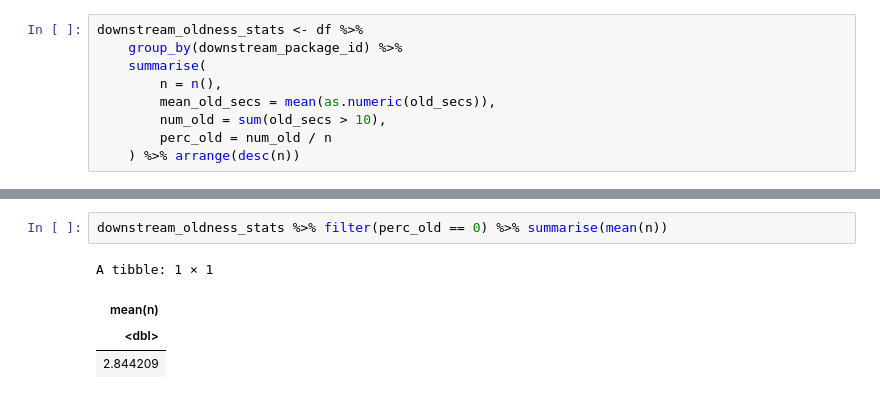
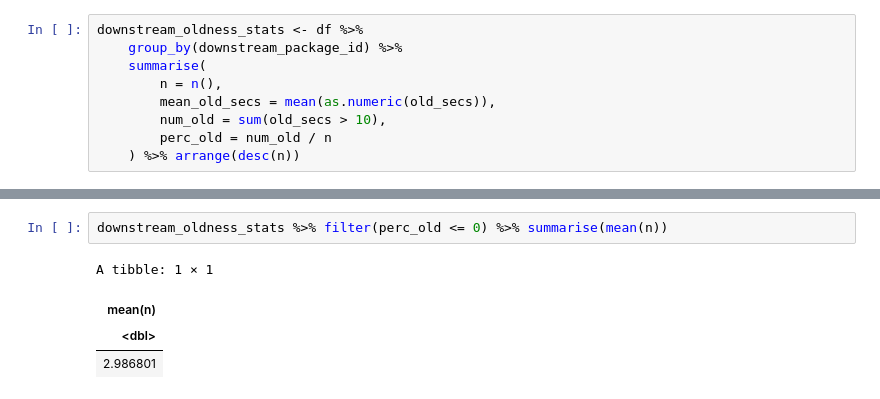
Before and after one commit to donald-pinckney/npm-follower, a Jupyter notebook: analysis/notebooks/rq3_a.ipynb, the cells around one changed output, grey strips where cells are left out. Drawn from its saved outputs; the diff is of its cells as text.

```diff
--- a/analysis/notebooks/rq3_a.ipynb
+++ b/analysis/notebooks/rq3_a.ipynb
@@ -101,10 +131,10 @@ A tibble: 1 × 1
 # %%
-downstream_oldness_stats %>% filter(perc_old == 0) %>% summarise(mean(n))
+downstream_oldness_stats %>% filter(perc_old <= 0) %>% summarise(mean(n))
 # %% [output]
 A tibble: 1 × 1
 | mean(n) |
 | <dbl> |
-| 2.844209 |
+| 2.986801 |
 # %%
 downstream_oldness_stats %>% filter(perc_old > 0) %>% summarise(mean(n))
 # %% [output]
```
Also changed, not shown: parts of 15 cells of this notebook, 23 other files.
